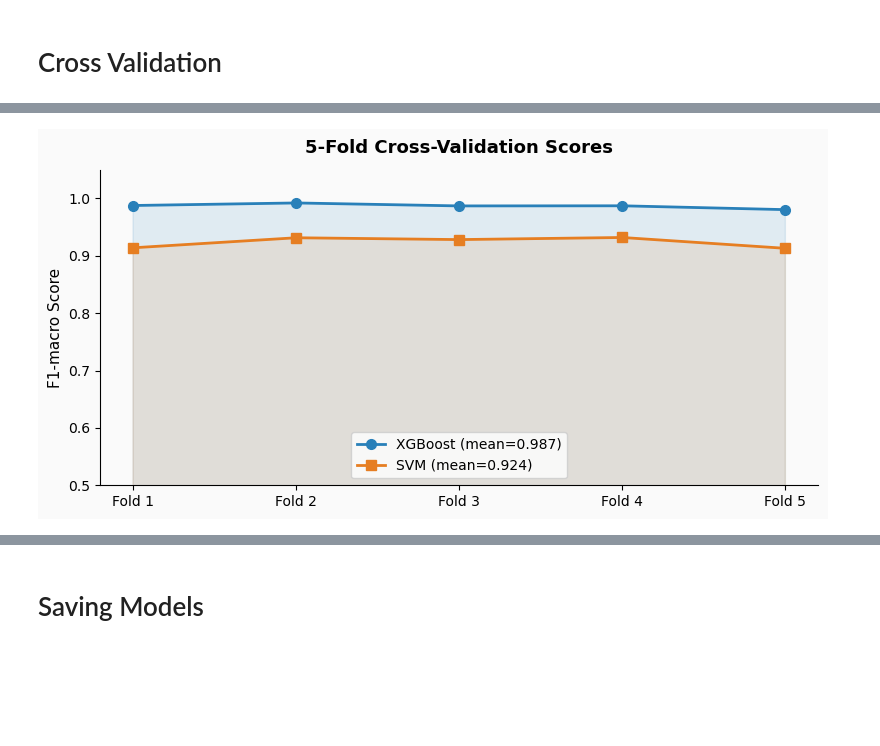
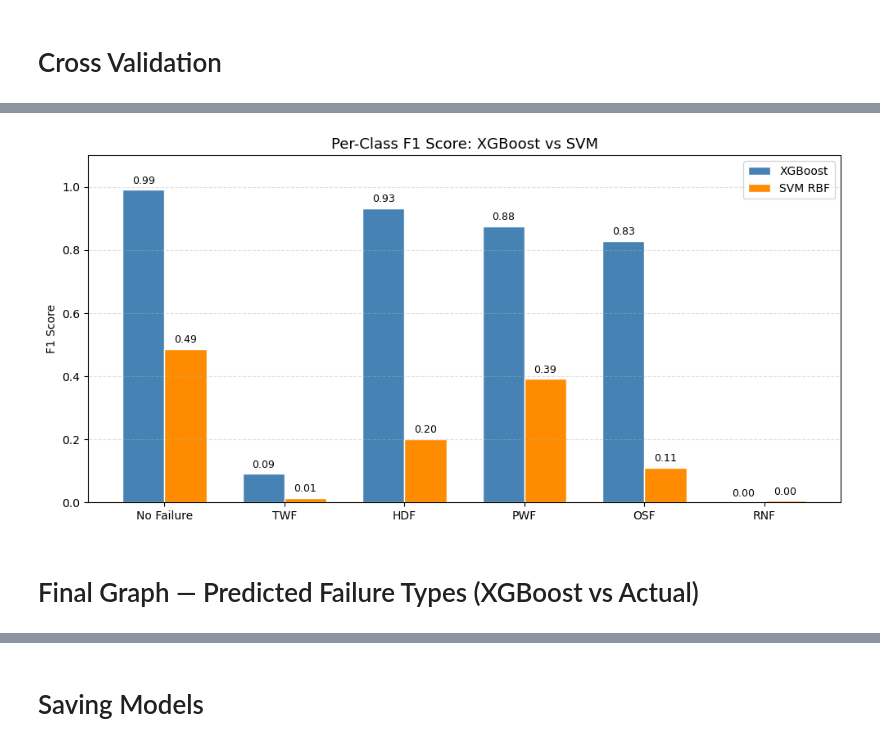
Before and after one commit to bytefairy0/MachineGuard-mlops-pipeline, a Jupyter notebook: notebooks/classification.ipynb, the cells around one changed output, grey strips where cells are left out. Drawn from its saved outputs; the diff is of its cells as text; code cells hidden in the pictures; blank space fills up the shorter version.

```diff
--- a/notebooks/classification.ipynb
+++ b/notebooks/classification.ipynb
@@ -30,4 +21,4 @@ os.makedirs("outputs", exist_ok=True)
 # %%
-df = pd.read_csv('../data/cleaned_data/clustered.csv')
+df = pd.read_csv('../data/cleaned_data/clustered_data.csv')
 df.head()
 # %% [output]
@@ -82,10 +101,13 @@ Class mapping : {'Critical': np.int64(0), 'Healthy': np.int64(1), 'Warning': np.
 # %% [markdown]
 # Data Splitting
 # %%
-X_train, X_test, y_train, y_test = train_test_split( X, y_enc,test_size=0.20,random_state=42,stratify=y_enc  )    # keeps class proportions in both splits)
+X_train, X_test, y_train, y_test = train_test_split(
+    X, y, test_size=0.2, random_state=42, stratify=y
+)
 
-print(f"Train size: {X_train.shape[0]}")
-print(f"Test size: {X_test.shape[0]}")
-print(f"Train class dist: { dict(zip(*np.unique(y_train, return_counts=True))) }")
-print(f"Test  class dist: { dict(zip(*np.unique(y_test,  return_counts=True))) }")
+X_svm_train, X_svm_test = X_train[SVM_FEATURES], X_test[SVM_FEATURES]
+
+print(f'Train size: {len(X_train)} | Test size: {len(X_test)}')
+print('\nClass distribution in test set:')
+print(y_test.value_counts().sort_index().rename(label_map))
 # %% [output]
@@ -302,23 +478,33 @@ plt.show()
 # %%
-# ── Plot 5: CV Score Distribution ───────────────
-fig, ax = plt.subplots(figsize=(8, 4), facecolor=fig_bg)
-fold_labels = [f"Fold {i+1}" for i in range(5)]
-x = np.arange(5)
-ax.plot(x, xgb_cv, "o-", color="#2980b9", linewidth=2, markersize=7, label=f"XGBoost (mean={xgb_cv.mean():.3f})")
-ax.plot(x, svm_cv, "s-", color="#e67e22", linewidth=2, markersize=7, label=f"SVM (mean={svm_cv.mean():.3f})")
-ax.fill_between(x, xgb_cv, alpha=0.12, color="#2980b9")
-ax.fill_between(x, svm_cv, alpha=0.12, color="#e67e22")
+from sklearn.metrics import f1_score
+
+f1_per_class_xgb = f1_score(y_test, y_pred_xgb, average=None, labels=classes)
+f1_per_class_svm = f1_score(y_test, y_pred_svm, average=None, labels=classes)
+
+x = np.arange(len(classes))
+width = 0.35
+
+fig, ax = plt.subplots(figsize=(10, 5))
+ax.bar(x - width/2, f1_per_class_xgb, width, label='XGBoost', color='steelblue', edgecolor='white')
+ax.bar(x + width/2, f1_per_class_svm, width, label='SVM RBF', color='darkorange', edgecolor='white')
+
 ax.set_xticks(x)
-ax.set_xticklabels(fold_labels)
-ax.set_ylim(0.5, 1.05)
-ax.set_ylabel("F1-macro Score", fontsize=11)
-ax.set_title("5-Fold Cross-Validation Scores", fontsize=13, fontweight="bold", pad=12)
-ax.legend(fontsize=10)
-ax.set_facecolor(fig_bg)
-ax.spines[["top","right"]].set_visible(False)
+ax.set_xticklabels([label_map[i] for i in classes])
+ax.set_ylabel('F1 Score')
+ax.set_ylim(0, 1.1)
+ax.set_title('Per-Class F1 Score: XGBoost vs SVM', fontsize=13)
+ax.legend()
+ax.grid(axis='y', linestyle='--', alpha=0.4)
+
+for i, (v1, v2) in enumerate(zip(f1_per_class_xgb, f1_per_class_svm)):
+    ax.text(i - width/2, v1 + 0.02, f'{v1:.2f}', ha='center', fontsize=9)
+    ax.text(i + width/2, v2 + 0.02, f'{v2:.2f}', ha='center', fontsize=9)
+
 plt.tight_layout()
-plt.savefig("outputs/05_cv_scores.png", dpi=150, bbox_inches="tight")
+plt.savefig('perclass_f1_comparison.png', dpi=150)
 plt.show()
 # %% [output]
-[figure, old version]
+[figure, new version]
+# %% [markdown]
+# Final Graph — Predicted Failure Types (XGBoost vs Actual)
 # %%
```
Also changed, not shown: parts of 37 cells of this notebook, 20 other files.
